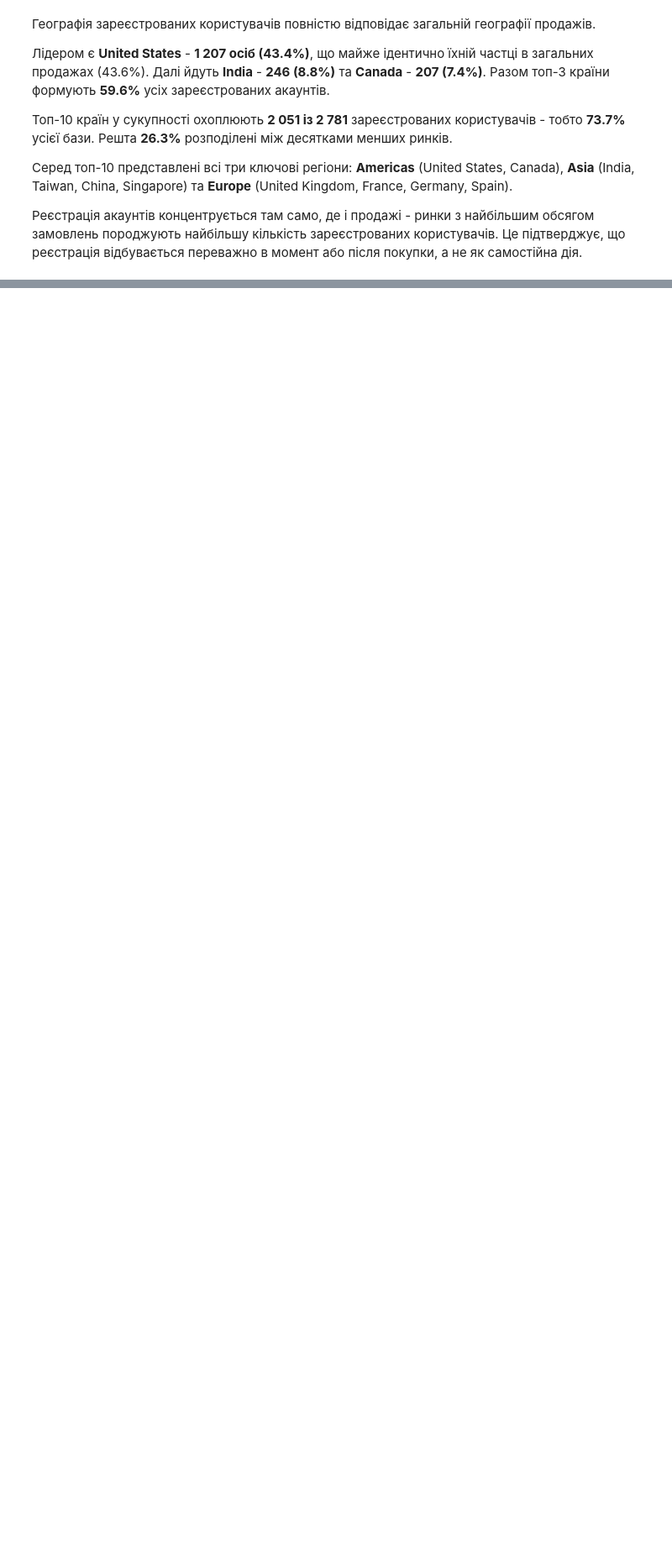
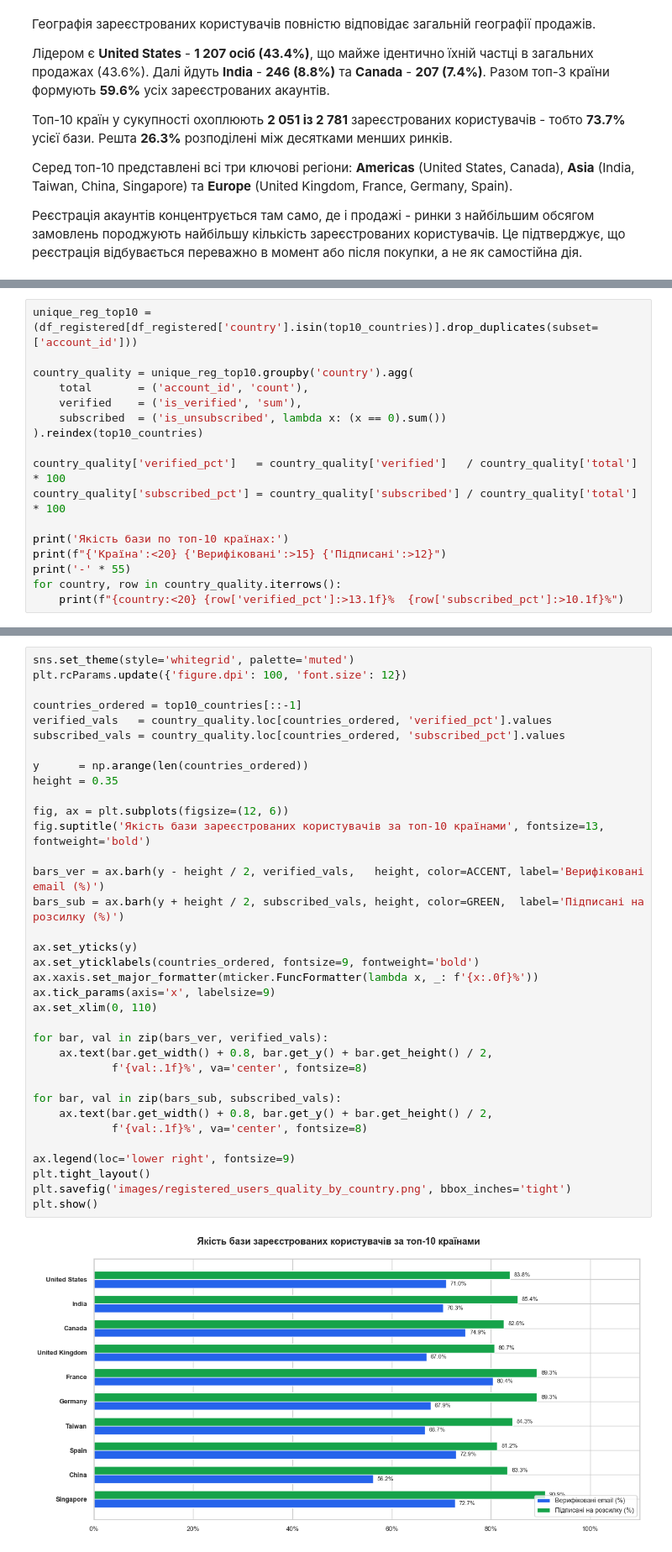
Before and after one commit to VladNkov/online_store_sales_analysis, a Jupyter notebook: online_store_sales_analysis.ipynb, the cells around one changed output, grey strips where cells are left out. Shown at 84% size. Drawn from its saved outputs; the diff is of its cells as text; blank space fills up the shorter version.

```diff
--- a/online_store_sales_analysis.ipynb
+++ b/online_store_sales_analysis.ipynb
@@ -954,0 +1026,17 @@ for index, (country, value) in enumerate(reg_by_countries_.items(), 1):
+# %%
+unique_reg_top10 = (df_registered[df_registered['country'].isin(top10_countries)].drop_duplicates(subset=['account_id']))
+
+country_quality = unique_reg_top10.groupby('country').agg(
+    total       = ('account_id', 'count'),
+    verified    = ('is_verified', 'sum'),
+    subscribed  = ('is_unsubscribed', lambda x: (x == 0).sum())
+).reindex(top10_countries)
+
+country_quality['verified_pct']   = country_quality['verified']   / country_quality['total'] * 100
+country_quality['subscribed_pct'] = country_quality['subscribed'] / country_quality['total'] * 100
+
+print('Якість бази по топ-10 країнах:')
+print(f"{'Країна':<20} {'Верифіковані':>15} {'Підписані':>12}")
+print('-' * 55)
+for country, row in country_quality.iterrows():
+    print(f"{country:<20} {row['verified_pct']:>13.1f}%  {row['subscribed_pct']:>10.1f}%")
@@ -954,0 +1057,37 @@ for index, (country, value) in enumerate(reg_by_countries_.items(), 1):
+# %%
+sns.set_theme(style='whitegrid', palette='muted')
+plt.rcParams.update({'figure.dpi': 100, 'font.size': 12})
+
+countries_ordered = top10_countries[::-1]
+verified_vals   = country_quality.loc[countries_ordered, 'verified_pct'].values
+subscribed_vals = country_quality.loc[countries_ordered, 'subscribed_pct'].values
+
+y      = np.arange(len(countries_ordered))
+height = 0.35
+
+fig, ax = plt.subplots(figsize=(12, 6))
+fig.suptitle('Якість бази зареєстрованих користувачів за топ-10 країнами', fontsize=13, fontweight='bold')
+
+bars_ver = ax.barh(y - height / 2, verified_vals,   height, color=ACCENT, label='Верифіковані email (%)')
+bars_sub = ax.barh(y + height / 2, subscribed_vals, height, color=GREEN,  label='Підписані на розсилку (%)')
+
+ax.set_yticks(y)
+ax.set_yticklabels(countries_ordered, fontsize=9, fontweight='bold')
+ax.xaxis.set_major_formatter(mticker.FuncFormatter(lambda x, _: f'{x:.0f}%'))
+ax.tick_params(axis='x', labelsize=9)
+ax.set_xlim(0, 110)
+
+for bar, val in zip(bars_ver, verified_vals):
+    ax.text(bar.get_width() + 0.8, bar.get_y() + bar.get_height() / 2,
+            f'{val:.1f}%', va='center', fontsize=8)
+
+for bar, val in zip(bars_sub, subscribed_vals):
+    ax.text(bar.get_width() + 0.8, bar.get_y() + bar.get_height() / 2,
+            f'{val:.1f}%', va='center', fontsize=8)
+
+ax.legend(loc='lower right', fontsize=9)
+plt.tight_layout()
+plt.savefig('images/registered_users_quality_by_country.png', bbox_inches='tight')
+plt.show()
+# %% [output]
+[figure, added]
```
Also changed, not shown: parts of 8 cells of this notebook, 3 other files.
